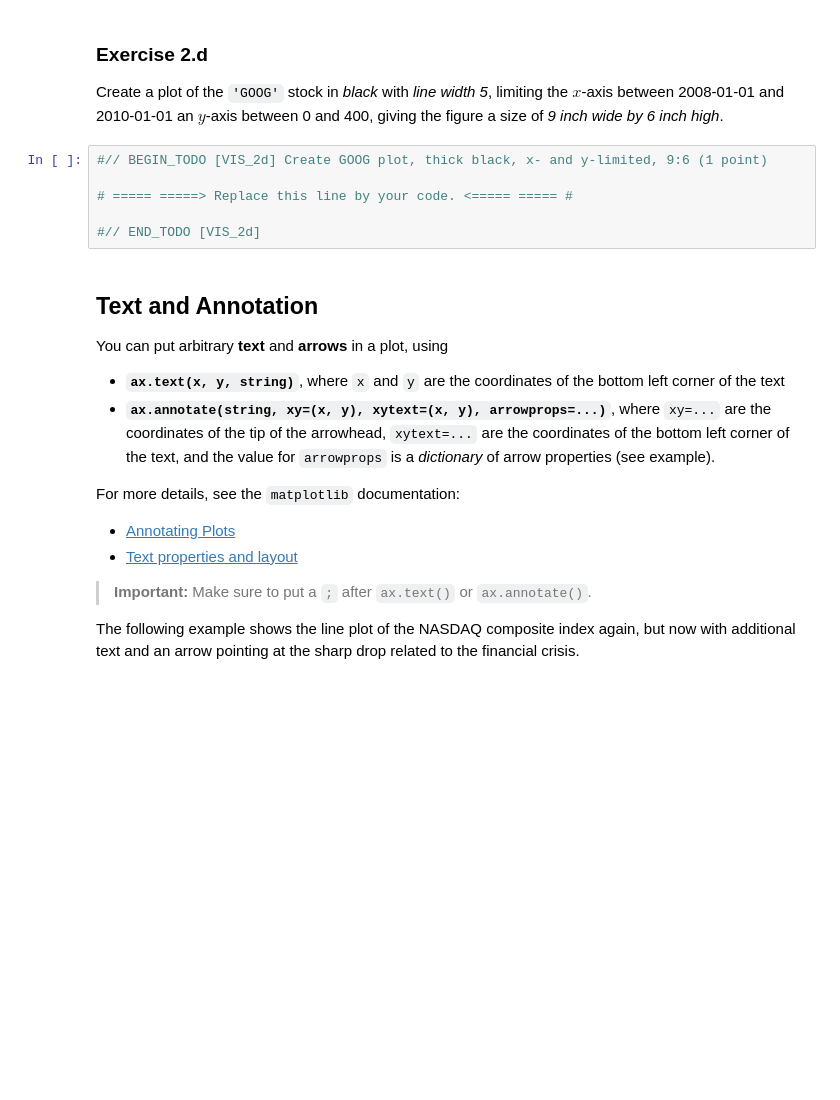
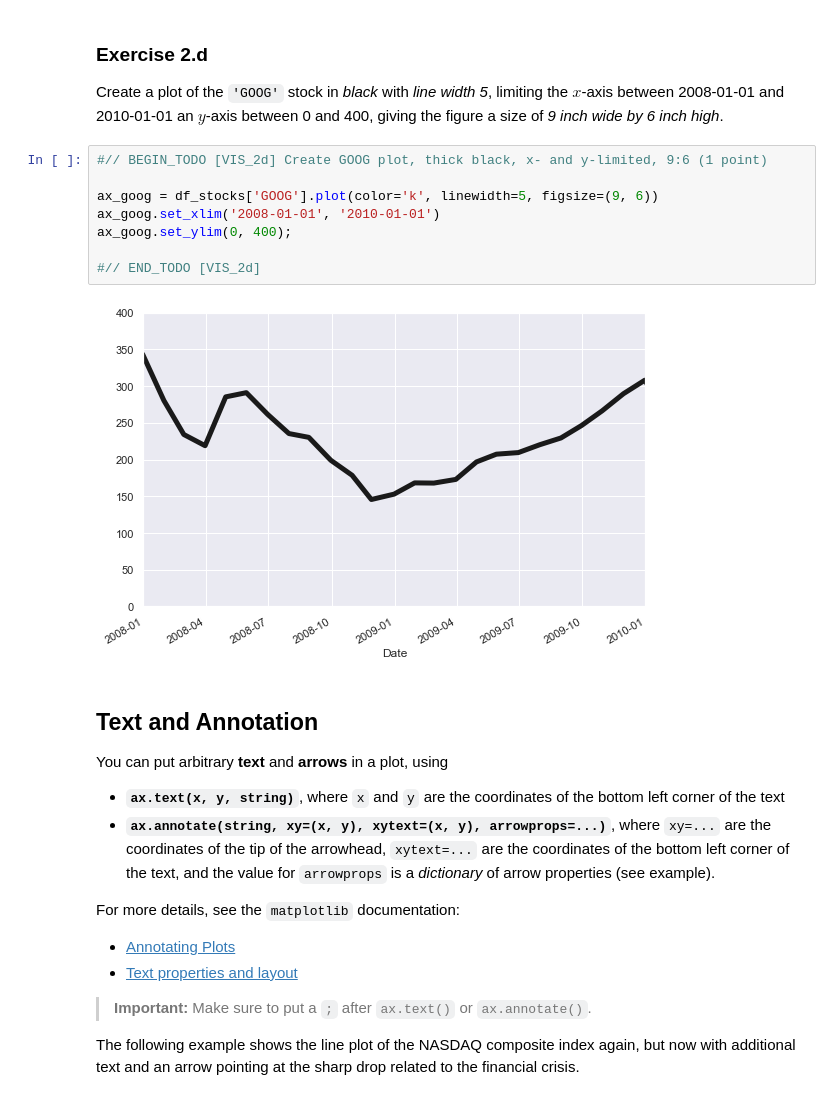
Before and after one commit to danieltyukov/tue-data-analytics, a Jupyter notebook: 2_VIS/Exercises-VIS-1819283.ipynb, the cells around one changed output. Saved outputs shown, nothing was run; the diff lists cells and outputs as text; blank space fills up the shorter version.

```diff
--- a/2_VIS/Exercises-VIS-1819283.ipynb
+++ b/2_VIS/Exercises-VIS-1819283.ipynb
@@ -521,9 +615,13 @@ giving the figure a size of *9 inch wide by 6 inch high*.
 # %%
 #// BEGIN_TODO [VIS_2d] Create GOOG plot, thick black, x- and y-limited, 9:6 (1 point)
 
-# ===== =====> Replace this line by your code. <===== ===== #
+ax_goog = df_stocks['GOOG'].plot(color='k', linewidth=5, figsize=(9, 6))
+ax_goog.set_xlim('2008-01-01', '2010-01-01')
+ax_goog.set_ylim(0, 400);
 
 #// END_TODO [VIS_2d]
+# %% [output]
+[figure, added]
 # %% [markdown]
 ## Text and Annotation
 
```
Also changed, not shown: parts of 83 cells of this notebook, 4 other files.
